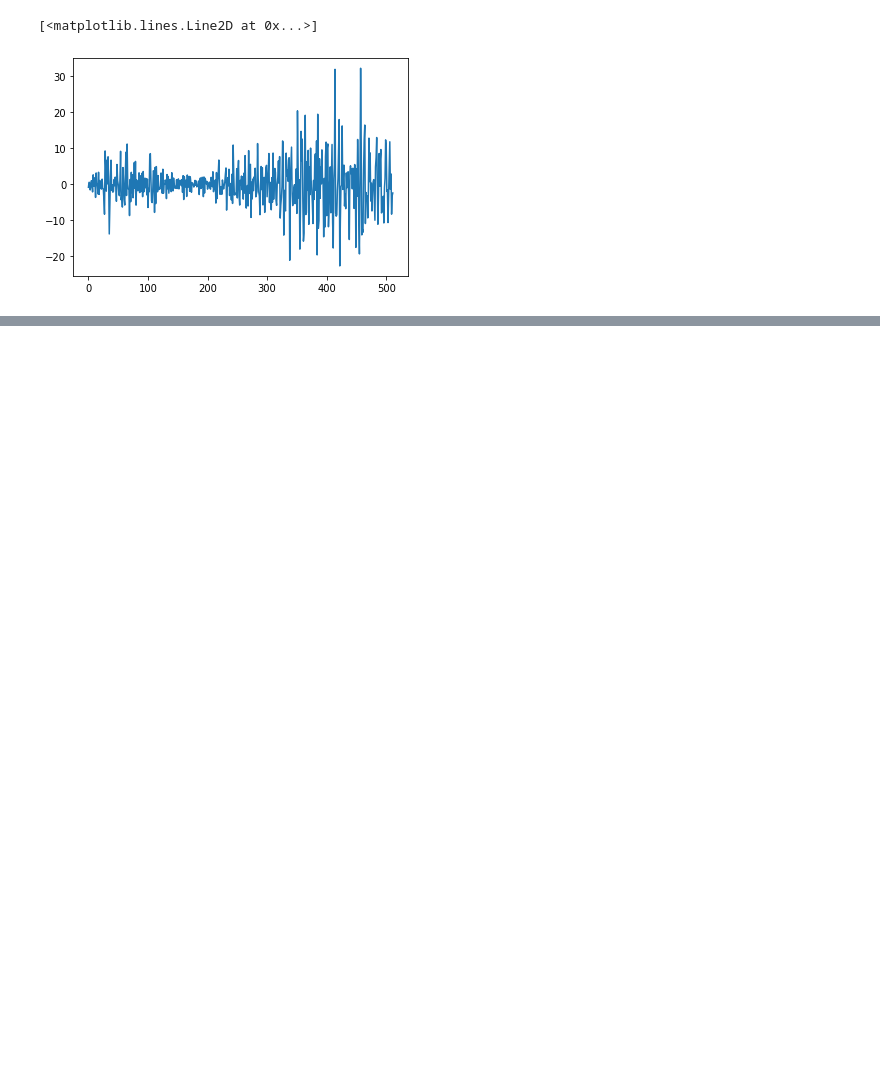
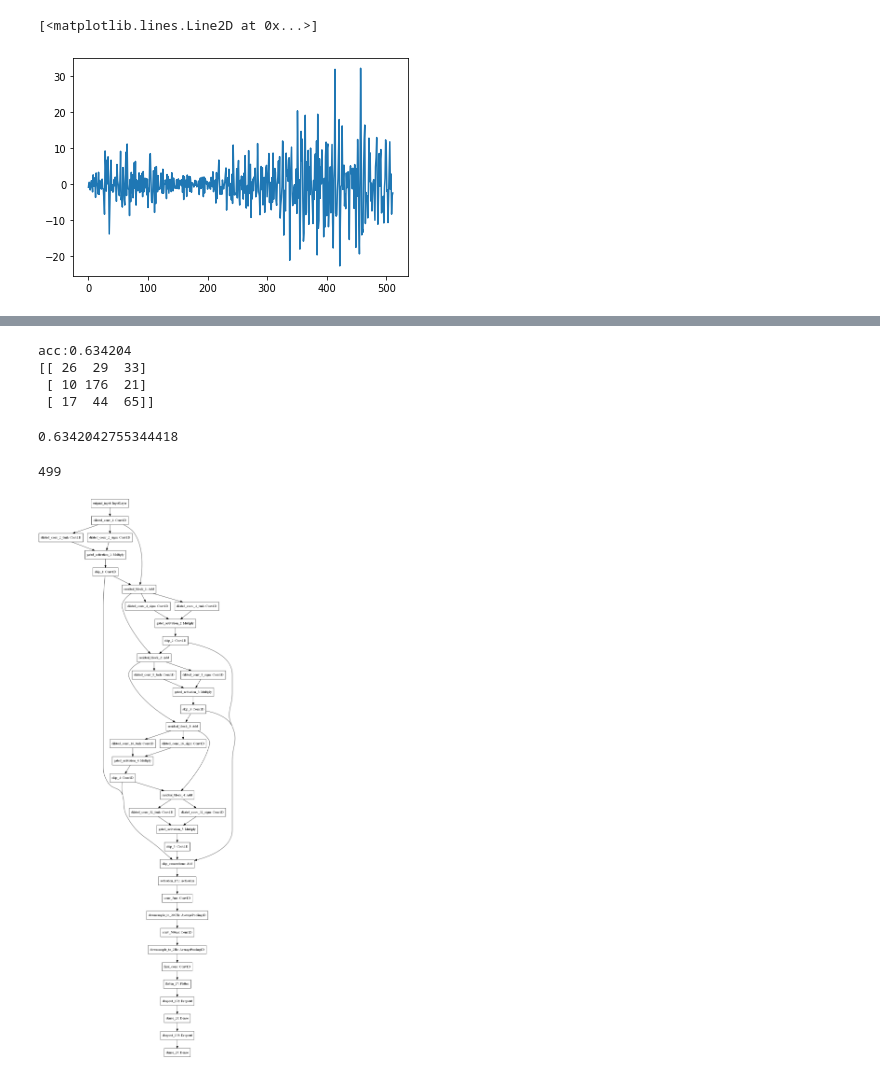
Before and after one commit to wuwenbo718/Master-Thesis, a Jupyter notebook: cnn1d.ipynb, the cells around one changed output, grey strips where cells are left out. Drawn from its saved outputs; the diff is of its cells as text; code cells hidden in the pictures; blank space fills up the shorter version.

```diff
--- a/cnn1d.ipynb
+++ b/cnn1d.ipynb
@@ -661,0 +861,2 @@ acc:0.716381
+# %%
+filters=20
@@ -661,0 +883,28 @@ acc:0.716381
+# %%
+x = layers.Input(shape=(1024,8), name='original_input')
+#x_reshaped = Reshape((1024,4) + (1,), name='reshaped_input')(x)
+x_reshaped = x
+skip_connections = []
+out = layers.Conv1D(filters, 2, dilation_rate=1, padding='causal', name='dilated_conv_1')(x_reshaped)
+for i in range(1, 6):
+    out, skip = residual_block(out,i)
+    skip_connections.append(skip)
+out = layers.Add(name='skip_connections')(skip_connections)
+out = layers.Activation('relu')(out)
+out = layers.Conv1D(32, 7, strides = 1, padding='same', name='conv_5ms', activation = 'relu')(out)
+out = layers.AveragePooling1D(2, padding='same', name='downsample_to_200Hz')(out)
+out = layers.Conv1D(16, 7, padding='same', activation='relu', name='conv_500ms')(out)
+#out = layers.Conv1D(3, 7, padding='same', activation='relu', name='conv_500ms_target_shape')(out)
+out = layers.AveragePooling1D(2, padding='same',name = 'downsample_to_2Hz')(out)
+out = layers.Conv1D(8, 7, padding='same', name='final_conv')(out)
+#out = layers.AveragePooling1D(2, name='final_pooling')(out)
+#out = layers.Reshape((2,))(out)
+#out = layers.GlobalAveragePooling1D()(out)
+out = layers.Flatten()(out)
+out = layers.Dropout(0.2)(out)
+out = layers.Dense(512,activation='relu')(out)
+out = layers.Dropout(0.2)(out)
+out = layers.Dense(3,activation='softmax')(out)
+#out = layers.Activation('softmax')(out)
+model = Model(x, out)
+model.summary()
@@ -661,0 +929,7 @@ acc:0.716381
+# %%
+model.compile(loss='categorical_crossentropy', optimizer="adam", metrics=['accuracy'])
+# %%
+start = time.time()
+train_model(model,X[:,:,:],Y,False)
+end = time.time()
+print(end-start)
@@ -661,0 +954,16 @@ acc:0.716381
+# %%
+test_model(model,X2[:,:,:],Y2,False)
+# %% [output]
+acc:0.634204
+[[ 26  29  33]
+ [ 10 176  21]
+ [ 17  44  65]]
+0.6342042755344418
+# %%
+(Y==6).sum()
+# %% [output]
+499
+# %%
+plot_model(model)
+# %% [output]
+[figure, added]
```
Also changed, not shown: parts of 43 cells of this notebook, 13 other files.
